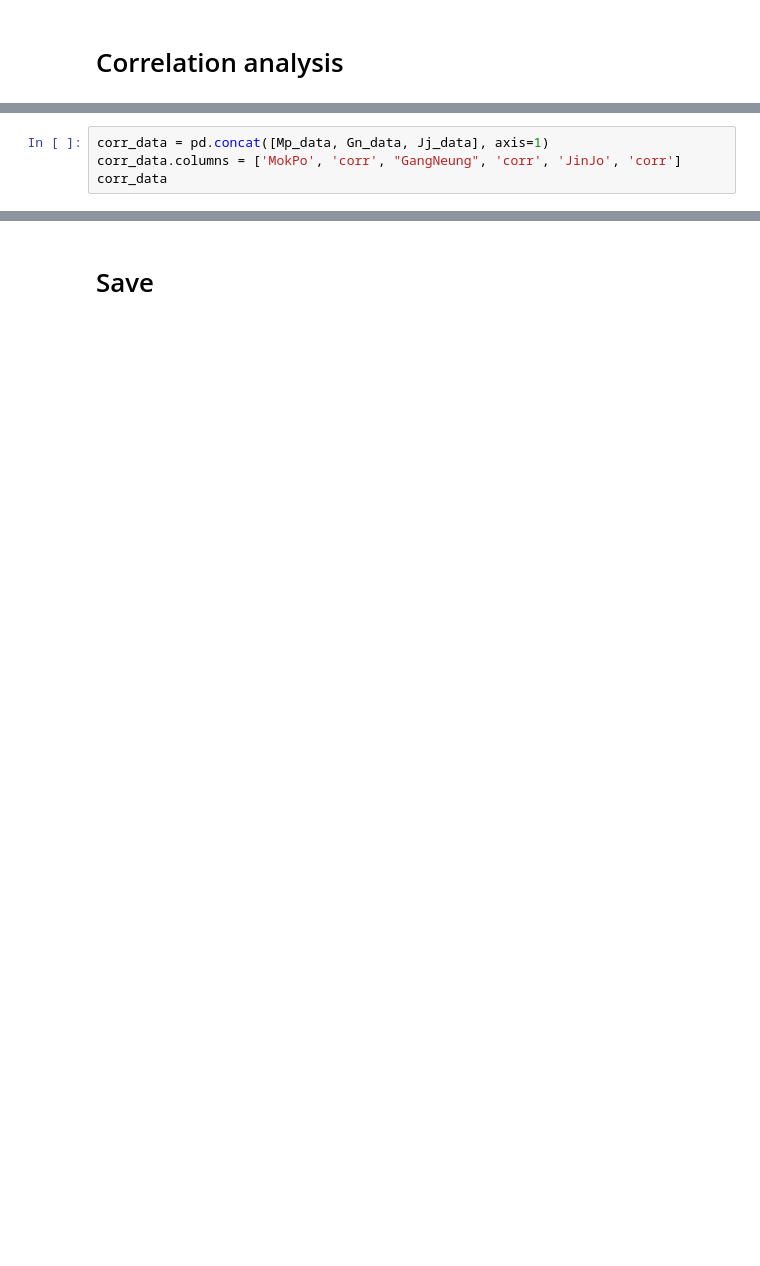
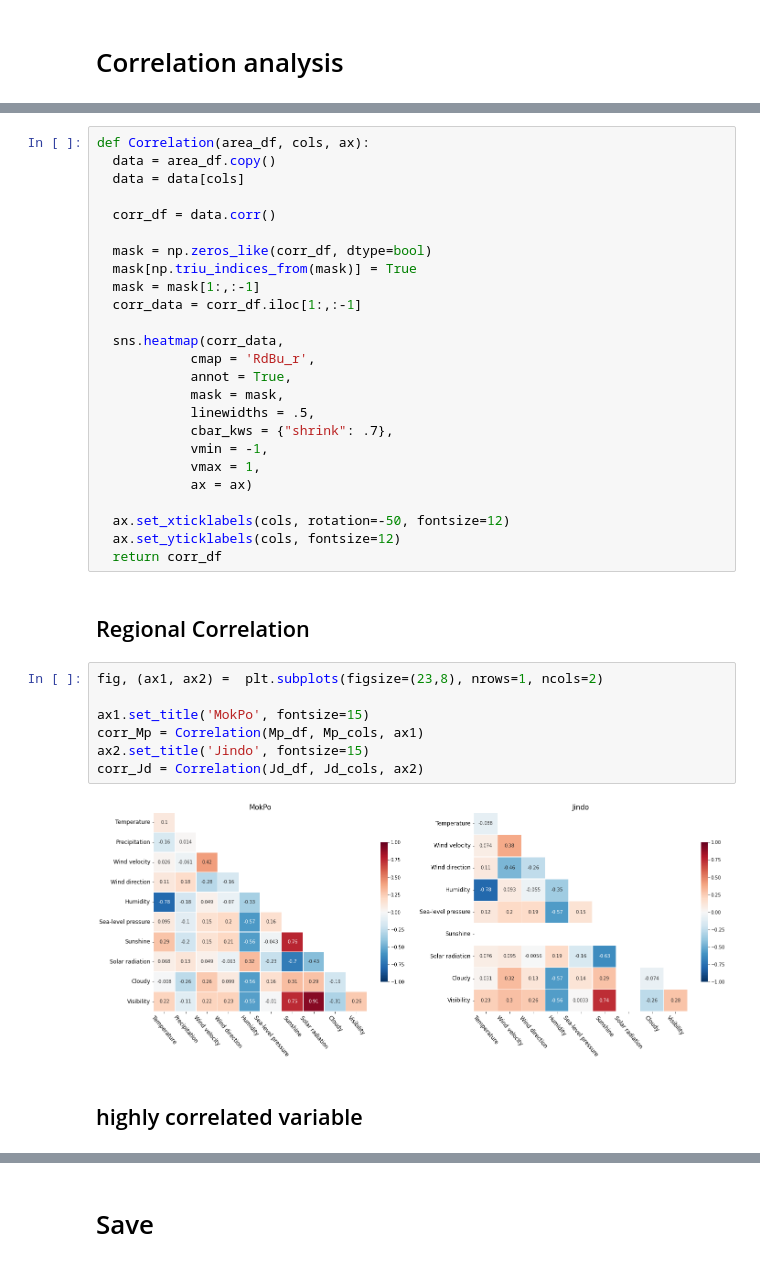
Before and after one commit to Hanchaeeun/SolarPower-Analysis, a Jupyter notebook: 03_Correlation-Analysis.ipynb, the cells around one changed output, grey strips where cells are left out. Cells and saved outputs as stored; diff of their text form; blank space fills up the shorter version.

```diff
--- a/03_Correlation-Analysis.ipynb
+++ b/03_Correlation-Analysis.ipynb
@@ -152,4 +75,0 @@ Jj_data = CorrBar(corr_Jj, cols, 'Jj')
-# %%
-corr_data = pd.concat([Mp_data, Gn_data, Jj_data], axis=1)
-corr_data.columns = ['MokPo', 'corr', "GangNeung", 'corr', 'JinJo', 'corr']
-corr_data
@@ -179,0 +76,38 @@ df.head(3)
+# %%
+def Correlation(area_df, cols, ax):
+  data = area_df.copy()
+  data = data[cols]
+
+  corr_df = data.corr()
+
+  mask = np.zeros_like(corr_df, dtype=bool)
+  mask[np.triu_indices_from(mask)] = True
+  mask = mask[1:,:-1]
+  corr_data = corr_df.iloc[1:,:-1]
+
+  sns.heatmap(corr_data,
+            cmap = 'RdBu_r',
+            annot = True,
+            mask = mask,
+            linewidths = .5,
+            cbar_kws = {"shrink": .7},
+            vmin = -1,
+            vmax = 1,
+            ax = ax)
+
+  ax.set_xticklabels(cols, rotation=-50, fontsize=12)
+  ax.set_yticklabels(cols, fontsize=12)
+  return corr_df
+# %% [markdown]
+## Regional Correlation
+# %%
+fig, (ax1, ax2) =  plt.subplots(figsize=(23,8), nrows=1, ncols=2)
+
+ax1.set_title('MokPo', fontsize=15)
+corr_Mp = Correlation(Mp_df, Mp_cols, ax1)
+ax2.set_title('Jindo', fontsize=15)
+corr_Jd = Correlation(Jd_df, Jd_cols, ax2)
+# %% [output]
+[figure, added]
+# %% [markdown]
+## highly correlated variable
```
Also changed, not shown: parts of 50 cells of this notebook.
